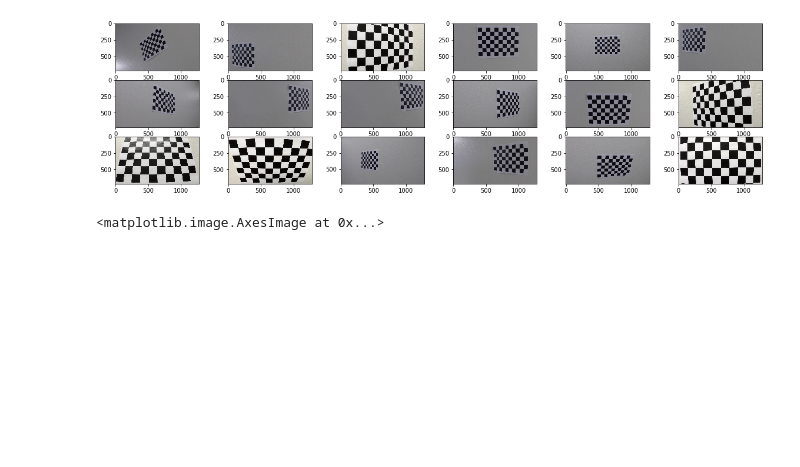
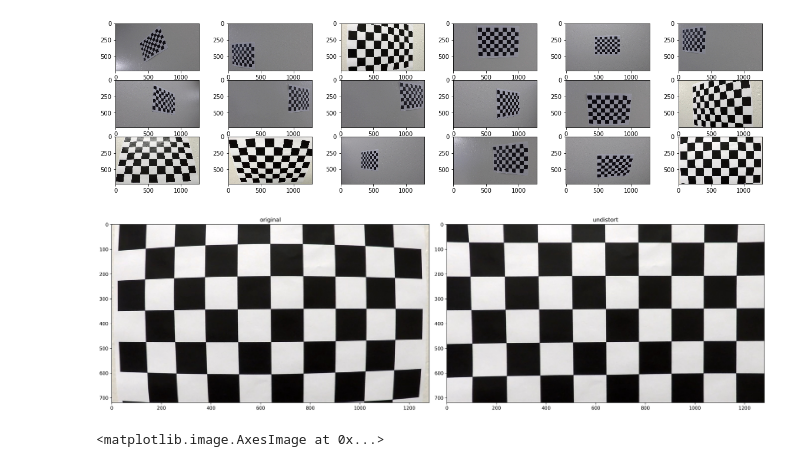
Before and after one commit to Bovey0809/CarND-Advanced-Lane-Lines, a Jupyter notebook: preprocessing.ipynb, the cells around one changed output. Saved outputs shown, nothing was run; the diff lists cells and outputs as text; code cells hidden in the pictures; blank space fills up the shorter version.

```diff
--- a/preprocessing.ipynb
+++ b/preprocessing.ipynb
@@ -89,3 +85,14 @@ test_images_list = [plt.imread(image) for image in test_images]
+# %%
+test_images = plt.imread('./camera_cal/calibration1.jpg')
+fig, (axe1, axe2) = plt.subplots(1, 2, figsize=(20, 20), dpi=300)
+axe1.imshow(test_images)
+axe1.set_title('original')
+axe2.imshow(undistort(test_images, cameraMatrix, distCoeffs))
+axe2.set_title('undistort')
+fig.tight_layout()
+plt.savefig('cameracalibration.jpg', bbox_inches='tight')
+# %% [output]
+[figure, added]
 # %%
 straight_line = './test_images/straight_lines1.jpg'
 
```
Also changed, not shown: parts of 4 cells of this notebook, 14 other files.
